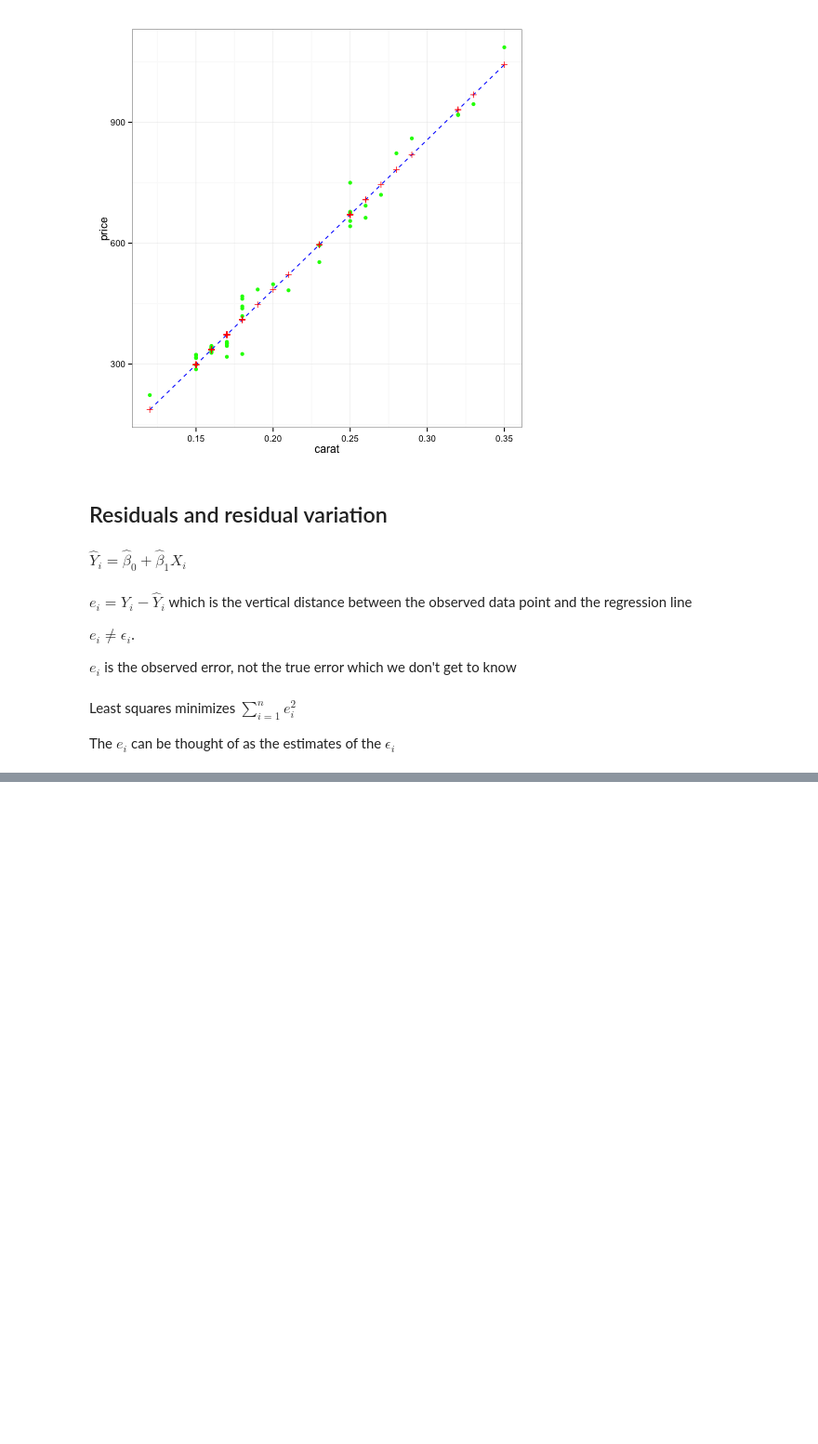
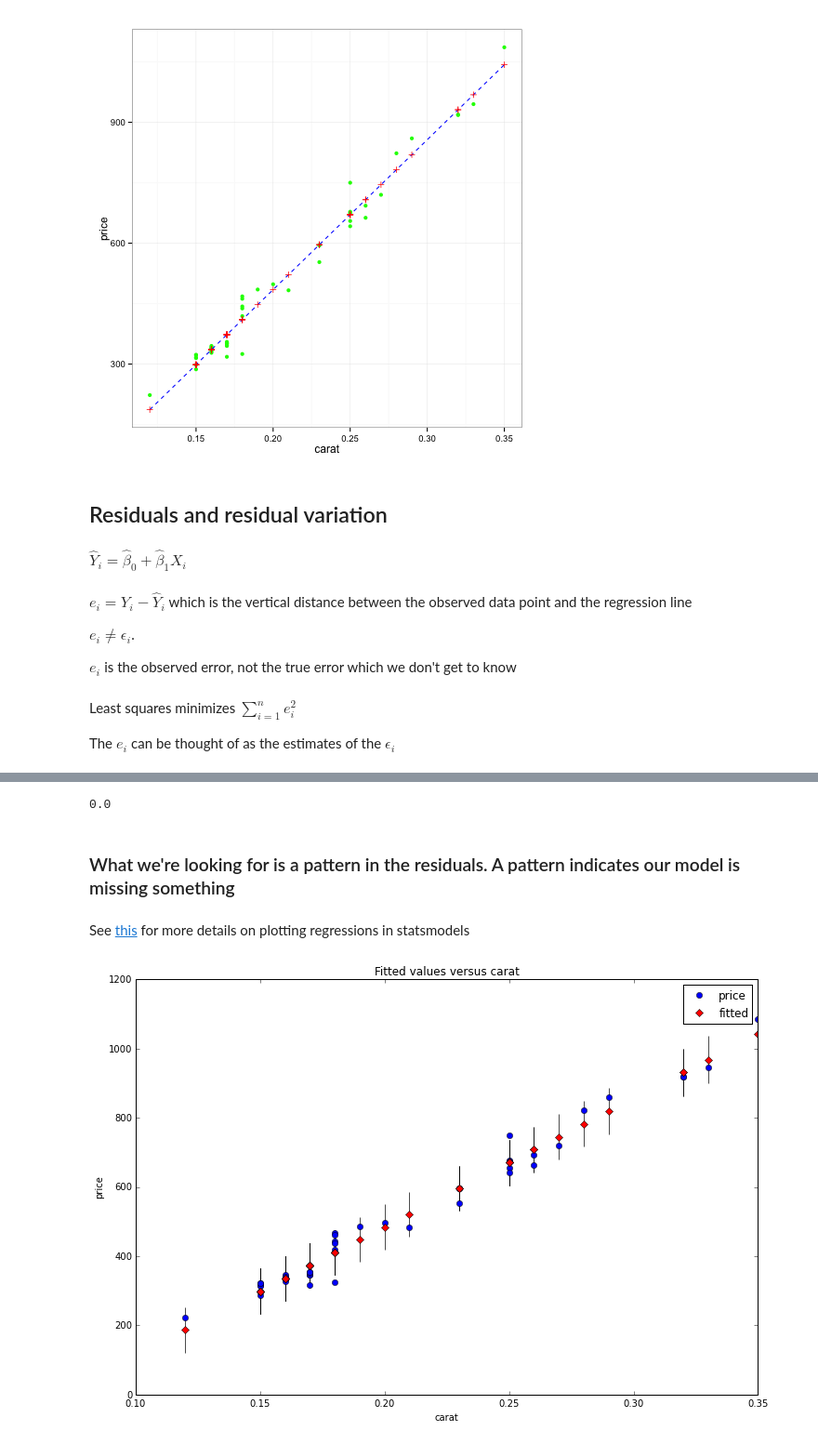
Before and after one commit to idrisr/coursera-regressions, a Jupyter notebook: regressions.ipynb, the cells around one changed output, grey strips where cells are left out. Shown: that part at 93% size. Saved outputs shown, nothing was run; the diff lists cells and outputs as text; code cells hidden in the pictures; blank space fills up the shorter version.

Commit message:
middle of residual analysis

```diff
--- a/regressions.ipynb
+++ b/regressions.ipynb
@@ -803,0 +843,5 @@ The $e_i$ can be thought of as the estimates of the $\epsilon_i$
+# %%
+diamond
+x = diamond.carat
+y = diamond.price
+results = sm.ols("price ~ carat", data=diamond).fit()
@@ -803,0 +864,4 @@ The $e_i$ can be thought of as the estimates of the $\epsilon_i$
+# %%
+(df.e - df['y - yhat']).abs().max()
+# %% [output]
+0.0
@@ -803,0 +870,9 @@ The $e_i$ can be thought of as the estimates of the $\epsilon_i$
+# %% [markdown]
+### What we're looking for is a pattern in the residuals.  A pattern indicates our model is missing something
+# %% [markdown]
+See [this](http://statsmodels.sourceforge.net/devel/examples/notebooks/generated/example_regression_plots.html) for more details on plotting regressions in statsmodels
+# %%
+fig, ax = plt.subplots(figsize=(12, 8))
+fig = graphics.plot_fit(results, "carat", ax=ax)
+# %% [output]
+[figure, added]
```
Also changed, not shown: parts of 31 cells of this notebook.
